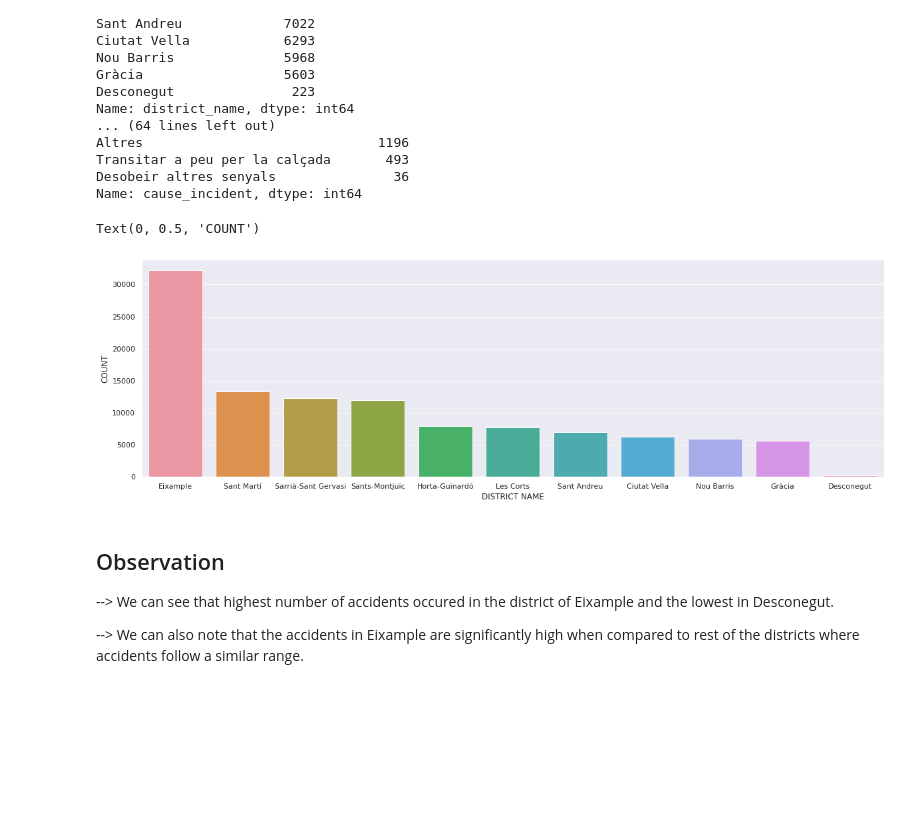
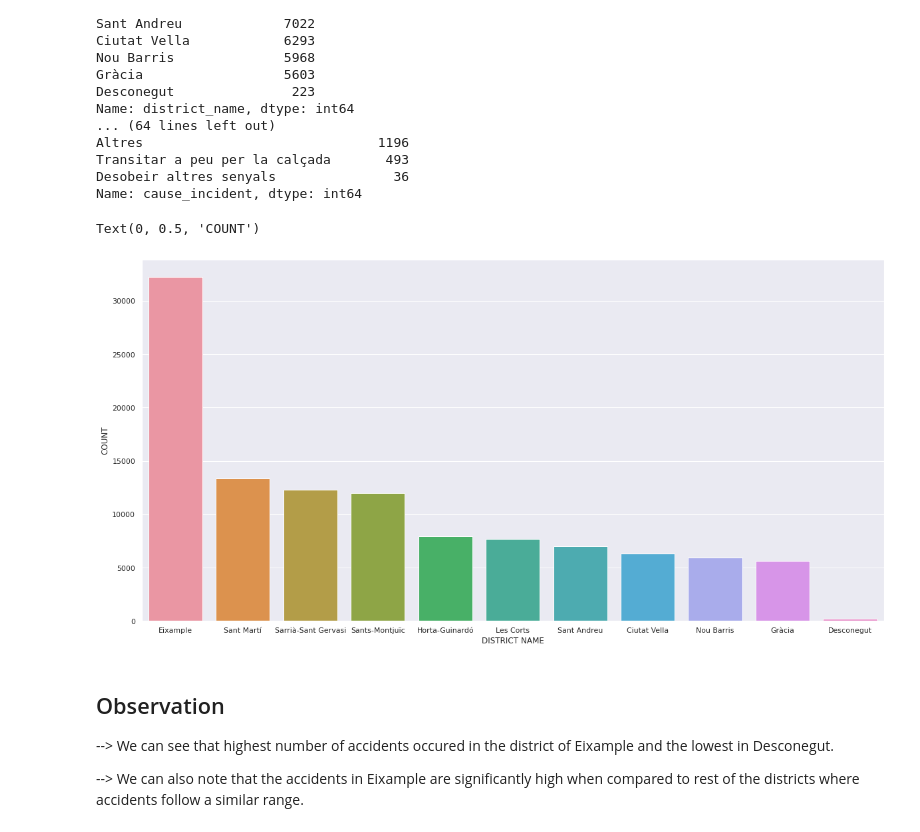
Before and after one commit to abhi-11nav/Barcleona-accidents, a Jupyter notebook: Barcleona_accidents_anlaysis.ipynb, the cells around one changed output. Drawn from its saved outputs; the diff is of its cells as text; code cells hidden in the pictures; blank space fills up the shorter version.

```diff
--- a/Barcleona_accidents_anlaysis.ipynb
+++ b/Barcleona_accidents_anlaysis.ipynb
@@ -257,12 +257,12 @@ Desobeir altres senyals               36
 Name: cause_incident, dtype: int64
 # %%
 district_count = sns.barplot(dataset['district_name'].value_counts().index,dataset['district_name'].value_counts())
-sns.set(rc = {'figure.figsize':(20,6)})
+sns.set(rc = {'figure.figsize':(20,14)})
 district_count.set_xlabel("DISTRICT NAME")
 district_count.set_ylabel("COUNT")
 # %% [output]
 Text(0, 0.5, 'COUNT')
-[figure, old version]
+[figure, new version]
 # %% [markdown]
 ## Observation
 
```
Also changed, not shown: parts of 7 cells of this notebook.
